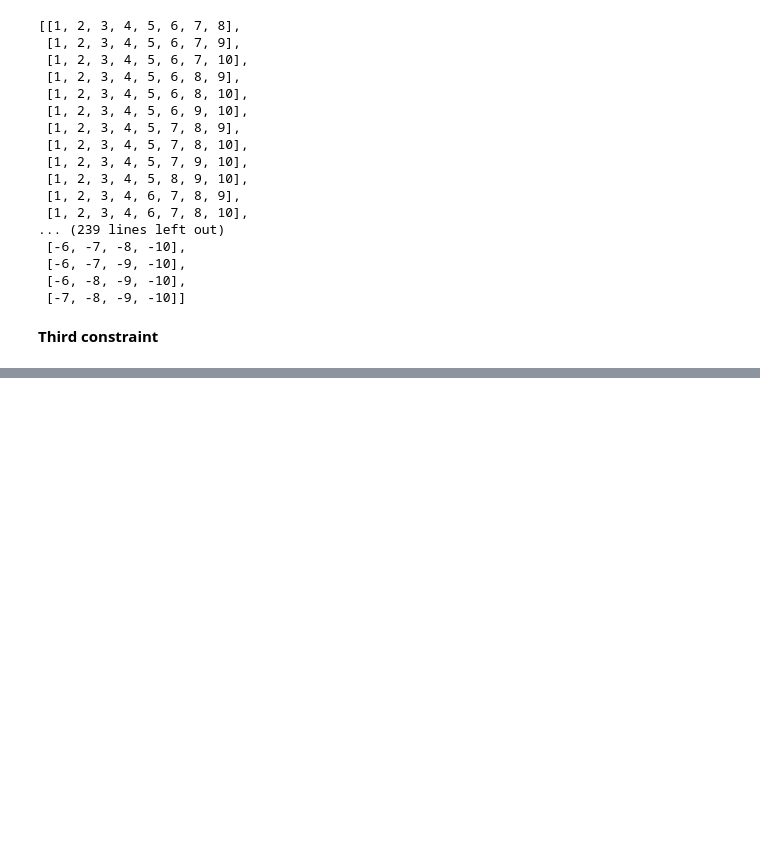
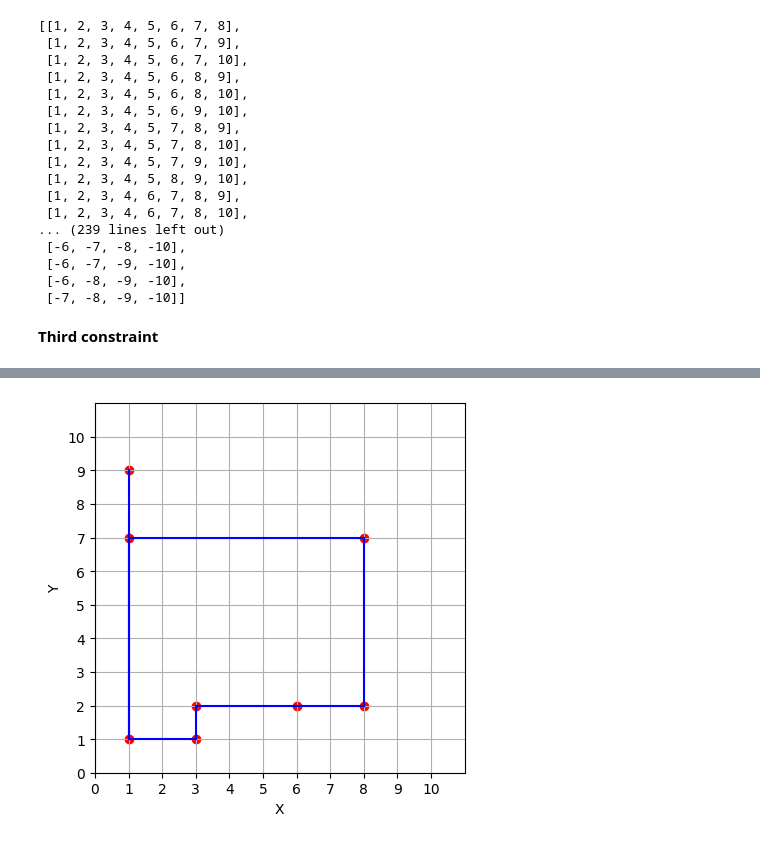
Before and after one commit to saso-gatto/Yashi-Game, a Jupyter notebook: KN_YashiGame.ipynb, the cells around one changed output, grey strips where cells are left out. Cells and saved outputs as stored; diff of their text form; code cells hidden in the pictures; blank space fills up the shorter version.

```diff
--- a/KN_YashiGame.ipynb
+++ b/KN_YashiGame.ipynb
@@ -467,6 +466,7 @@ dict_items([(1, (1,1)), (2, (3,1)), (3, (3,2)), (4, (6,2)), (5, (3,6)), (6, (2,8
 # In our case, we'll put lines which respect the condition of the game,
 # therefore no lines in diagonal, but only vertical or horizontal.
 
+# Method to not add twice the same edge
 def exists_edge(lines,new_line):
   for line in lines.values():
     p1 = line.get_p1()
@@ -475,6 +475,13 @@ def exists_edge(lines,new_line):
     if (p1 == new_line.get_p2() and p2==new_line.get_p1()):
       return True
   return False
+
+def no_overlaps_edge(graph, vertices, line):
+    x1 = line.get_p1().get_x()
+    x2 = line.get_p2().get_x()
+    y1 = line.get_p1().get_y()
+    y2 = line.get_p2().get_y()
+
 
 graph = Graph()
 for i in vertices.keys():
@@ -486,19 +493,20 @@ for i in range(len(points)):
   first_node = points[i][0]
   source_node = points[i][1]
   #print(source_node)
-  for j in range(len(points)):
+  for j in range(i+1,len(points)):
     final_node = points[j][0]
     destination_node = points[j][1]
     if (source_node.x == destination_node.x and source_node.y!=destination_node.y) or (source_node.y==destination_node.y and source_node.x!=destination_node.x):
       #print(f"I'm adding the following edge: {source_node} -- {destination_node}")
       line = Line(source_node,destination_node)
-      if (not exists_edge(lines,line)):
+      if not exists_edge(lines, line) and not no_overlaps_edge(graph, vertices, line):
         lines[current_index] = line
         current_index = current_index+1
         graph.add_edge(first_node,final_node,1)
 
 print(graph.get_adjacency_list())
 plot_graph([p[1] for p in points],lines)
+print(graph.get_edges())
 # %% [output]
 defaultdict(<class 'list'>, {1: [(2, 1)], 2: [(3, 1), (5, 1)], 3: [(4, 1), (5, 1), (8, 1)], 4: [(8, 1)], 6: [(9, 1)], 7: [(8, 1)], 9: [(10, 1)]})
 [figure]
@@ -787,0 +755,73 @@ defaultdict(<class 'list'>, {1: [(2, 1), (6, 1), (8, 1)], 2: [(3, 1)], 3: [(4, 1
+# %%
+# First, initialize the game putting as many lines as possible in the graph.
+# In our case, we'll put lines which respect the condition of the game,
+# therefore no lines in diagonal, but only vertical or horizontal.
+
+# Method to not add twice the same edge
+def exists_edge(lines,new_line):
+  for line in lines.values():
+    p1 = line.get_p1()
+    p2 = line.get_p2()
+    #print(f"p1: {p1}, p2: {p2}, new_line: {new_line}")
+    if (p1 == new_line.get_p2() and p2==new_line.get_p1()):
+      return True
+  return False
+
+def no_overlaps_edge(graph, vertices, line):
+    if line.get_p1().get_x() < line.get_p2().get_x():
+      x1,x2 = line.get_p1().get_x(),line.get_p2().get_x()
+    else:
+      x1,x2 = line.get_p2().get_x(),line.get_p1().get_x()
+
+    if line.get_p1().get_y() < line.get_p2().get_y():
+      y1,y2 = line.get_p1().get_y(),line.get_p2().get_y()
+    else:
+      y1,y2 = line.get_p2().get_y(),line.get_p1().get_y()
+
+
+
+    for edge in graph.get_edges():
+        first_point = vertices[edge[0]]
+        second_point = vertices[edge[1]]
+
+        # Horizontal case
+        if y1 == y2 and y1 == first_point.get_y() and y1 == second_point.get_y():
+            print(f"I want to add the edges: {line}")
+            print(f"Horizontal case: {y1}, first_point {first_point}, second_point{second_point}.")
+            if x1 <= first_point.get_x() and second_point.get_x()<=x2 and first_point.get_x() < second_point.get_x():
+                return True  # Overlaps
+            elif x1 <= second_point.get_x() and  first_point.get_x()<=x2 and first_point.get_x() > second_point.get_x():
+              return True
+        # Vertical case
+        elif x1 == x2 and x1 == first_point.get_x() and x1 == second_point.get_x():
+            if y1 >= first_point.get_y() and y2 <= second_point.get_y() and first_point.get_y() < second_point.get_y():
+                return True  # Overlaps
+
+    return False  # No overlaps found
+
+
+graph = Graph()
+for i in vertices.keys():
+  graph.add_vertex(i)
+lines = {}
+current_index = 1
+for i in range(len(points)):
+  # points is a list of tuple
+  first_node = points[i][0]
+  source_node = points[i][1]
+  #print(source_node)
+  for j in range(i+1,len(points)):
+    final_node = points[j][0]
+    destination_node = points[j][1]
+    if (source_node.x == destination_node.x and source_node.y!=destination_node.y) or (source_node.y==destination_node.y and source_node.x!=destination_node.x):
+      #print(f"I'm adding the following edge: {source_node} -- {destination_node}")
+      line = Line(source_node,destination_node)
+      if not exists_edge(lines, line) and not no_overlaps_edge(graph, vertices, line):
+        lines[current_index] = line
+        current_index = current_index+1
+        graph.add_edge(first_node,final_node,1)
+
+print(graph.get_adjacency_list())
+plot_graph([p[1] for p in points],lines)
+print(graph.get_edges())
+# %% [output]
@@ -787,0 +833 @@ defaultdict(<class 'list'>, {1: [(2, 1), (6, 1), (8, 1)], 2: [(3, 1)], 3: [(4, 1
+[figure, added]
```
Also changed, not shown: parts of 9 cells of this notebook.
